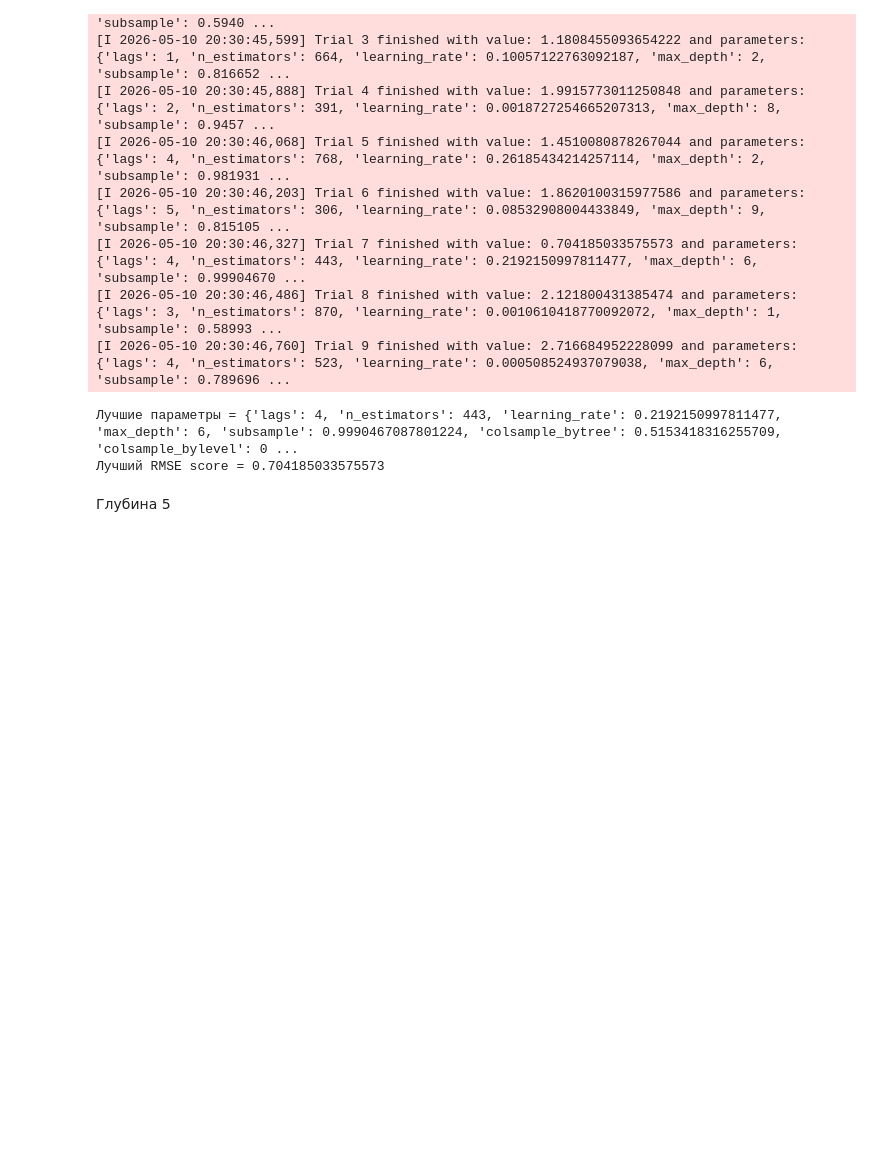
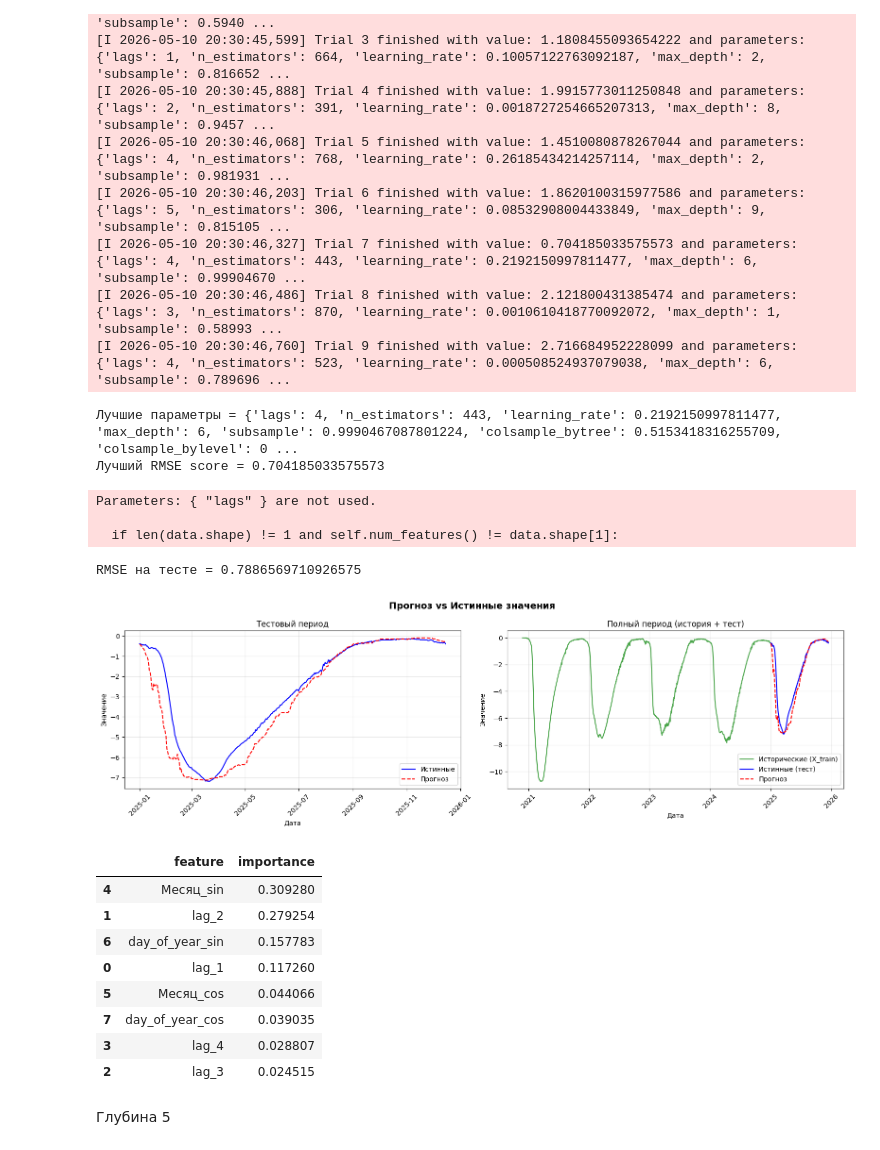
Before and after one commit to mefodyvaulin/ml-salekhard, a Jupyter notebook: xgboost/v2.ipynb, the cells around one changed output. Cells and saved outputs as stored; diff of their text form; code cells hidden in the pictures; blank space fills up the shorter version.

```diff
--- a/xgboost/v2.ipynb
+++ b/xgboost/v2.ipynb
@@ -114,6 +156,26 @@ print(f'Лучший RMSE score = {study.best_value}')
 [I 2026-05-10 20:30:46,760] Trial 9 finished with value: 2.716684952228099 and parameters: {'lags': 4, 'n_estimators': 523, 'learning_rate': 0.000508524937079038, 'max_depth': 6, 'subsample': 0.789696 ...
 Лучшие параметры = {'lags': 4, 'n_estimators': 443, 'learning_rate': 0.2192150997811477, 'max_depth': 6, 'subsample': 0.9990467087801224, 'colsample_bytree': 0.5153418316255709, 'colsample_bylevel': 0 ...
 Лучший RMSE score = 0.704185033575573
+# %%
+model = joblib.load(model_path)
+show_results(model, df_train_full, df_test, target_col, exog_cols, model_path)
+importances = model.get_feature_importances()
+importances
+# %% [output]
+Parameters: { "lags" } are not used.
+
+  if len(data.shape) != 1 and self.num_features() != data.shape[1]:
+RMSE на тесте = 0.7886569710926575
+[figure, added]
+|  | feature | importance |
+| 4 | Месяц_sin | 0.309280 |
+| 1 | lag_2 | 0.279254 |
+| 6 | day_of_year_sin | 0.157783 |
+| 0 | lag_1 | 0.117260 |
+| 5 | Месяц_cos | 0.044066 |
+| 7 | day_of_year_cos | 0.039035 |
+| 3 | lag_4 | 0.028807 |
+| 2 | lag_3 | 0.024515 |
 # %% [markdown]
 Глубина 5
 # %%
```
Also changed, not shown: parts of 8 cells of this notebook.
